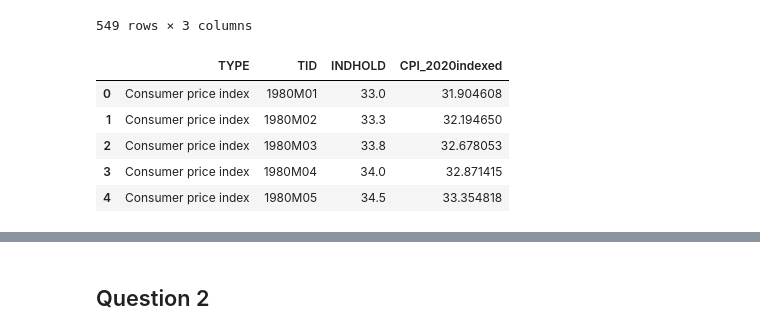
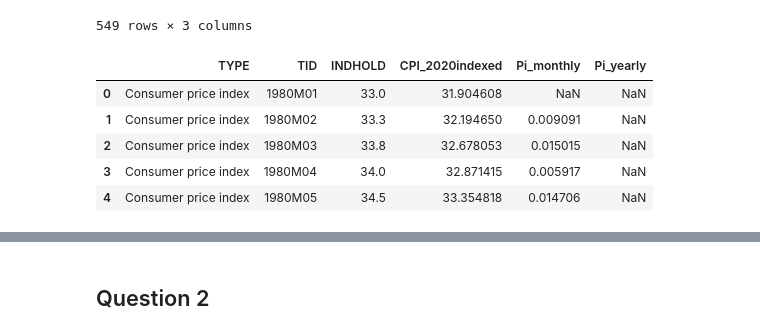
Before and after one commit to NumEconCopenhagen/projects-2025-bepolit, a Jupyter notebook: 01_dataproject/Mads_workspace.ipynb, the cells around one changed output, grey strips where cells are left out. Cells and saved outputs as stored; diff of their text form; code cells hidden in the pictures.

Commit message:
1.1.2 working on graphs and finding stopping point of inflation surge

```diff
--- a/01_dataproject/Mads_workspace.ipynb
+++ b/01_dataproject/Mads_workspace.ipynb
@@ -54,13 +58,23 @@ display(PRIS113)
 # %%
 # calc average CPI in 2020
 mask = PRIS113['TID'].str.startswith('2020') # mask for 2020
 CPI_2020_mean = PRIS113.loc[mask,'INDHOLD'].mean()
+
+# reindex CPI so index = 100 is 2020 CPI mean
 PRIS113['CPI_2020indexed'] = (PRIS113.iloc[:,2] / CPI_2020_mean) * 100
+
+# calc month to month inflation
+PRIS113['Pi_monthly'] = PRIS113['INDHOLD'] / PRIS113.iloc[:,2].shift(1) - 1
+
+# calc year to year inflation
+PRIS113['Pi_yearly'] = PRIS113['INDHOLD'] / PRIS113['INDHOLD'].shift(12) - 1
+
+# print head
 PRIS113.head()
 # %% [output]
-|  | TYPE | TID | INDHOLD | CPI_2020indexed |
-| 0 | Consumer price index | 1980M01 | 33.0 | 31.904608 |
-| 1 | Consumer price index | 1980M02 | 33.3 | 32.194650 |
-| 2 | Consumer price index | 1980M03 | 33.8 | 32.678053 |
-| 3 | Consumer price index | 1980M04 | 34.0 | 32.871415 |
-| 4 | Consumer price index | 1980M05 | 34.5 | 33.354818 |
+|  | TYPE | TID | INDHOLD | CPI_2020indexed | Pi_monthly | Pi_yearly |
+| 0 | Consumer price index | 1980M01 | 33.0 | 31.904608 | NaN | NaN |
+| 1 | Consumer price index | 1980M02 | 33.3 | 32.194650 | 0.009091 | NaN |
+| 2 | Consumer price index | 1980M03 | 33.8 | 32.678053 | 0.015015 | NaN |
+| 3 | Consumer price index | 1980M04 | 34.0 | 32.871415 | 0.005917 | NaN |
+| 4 | Consumer price index | 1980M05 | 34.5 | 33.354818 | 0.014706 | NaN |
```
Also changed, not shown: parts of 5 cells of this notebook.
